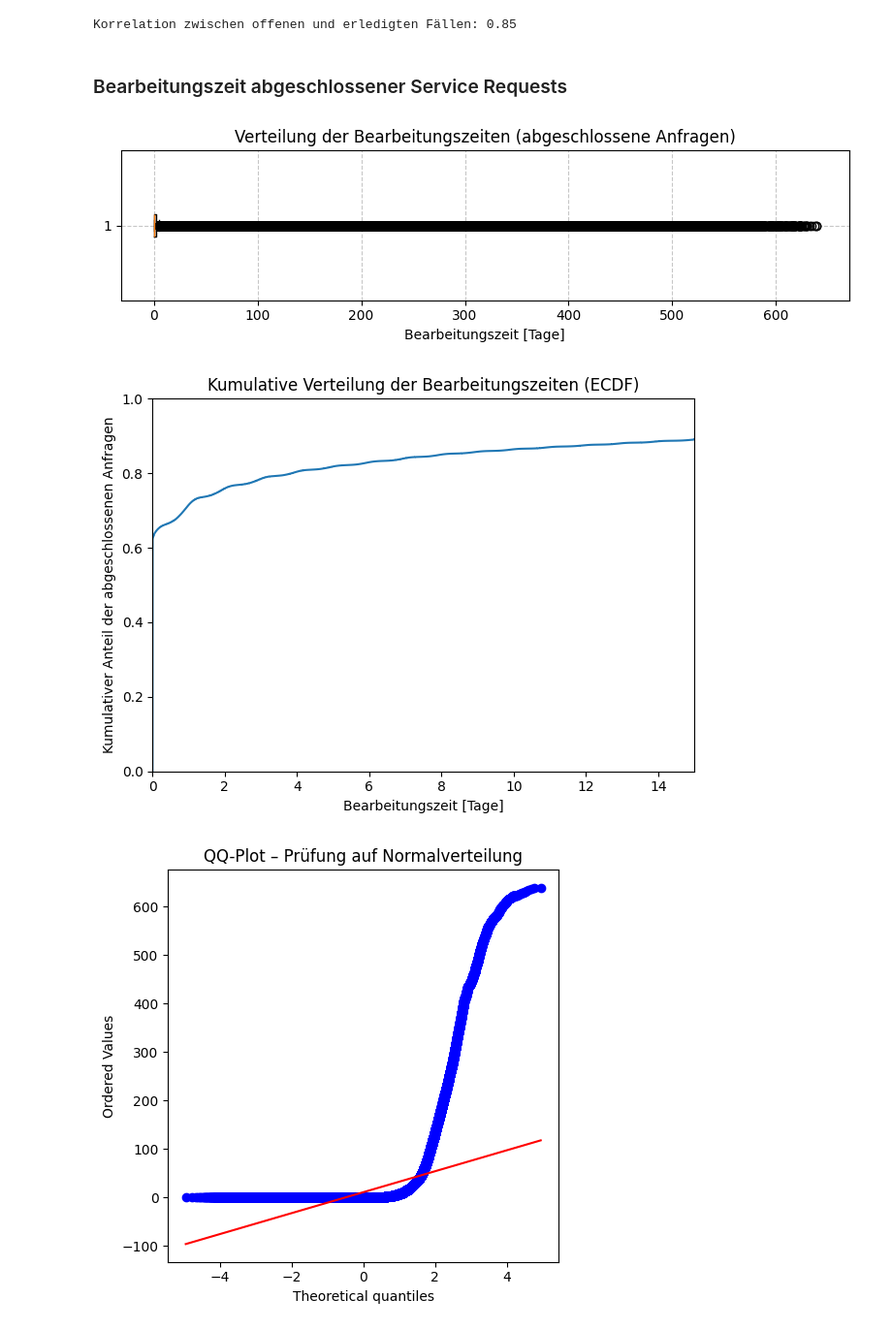
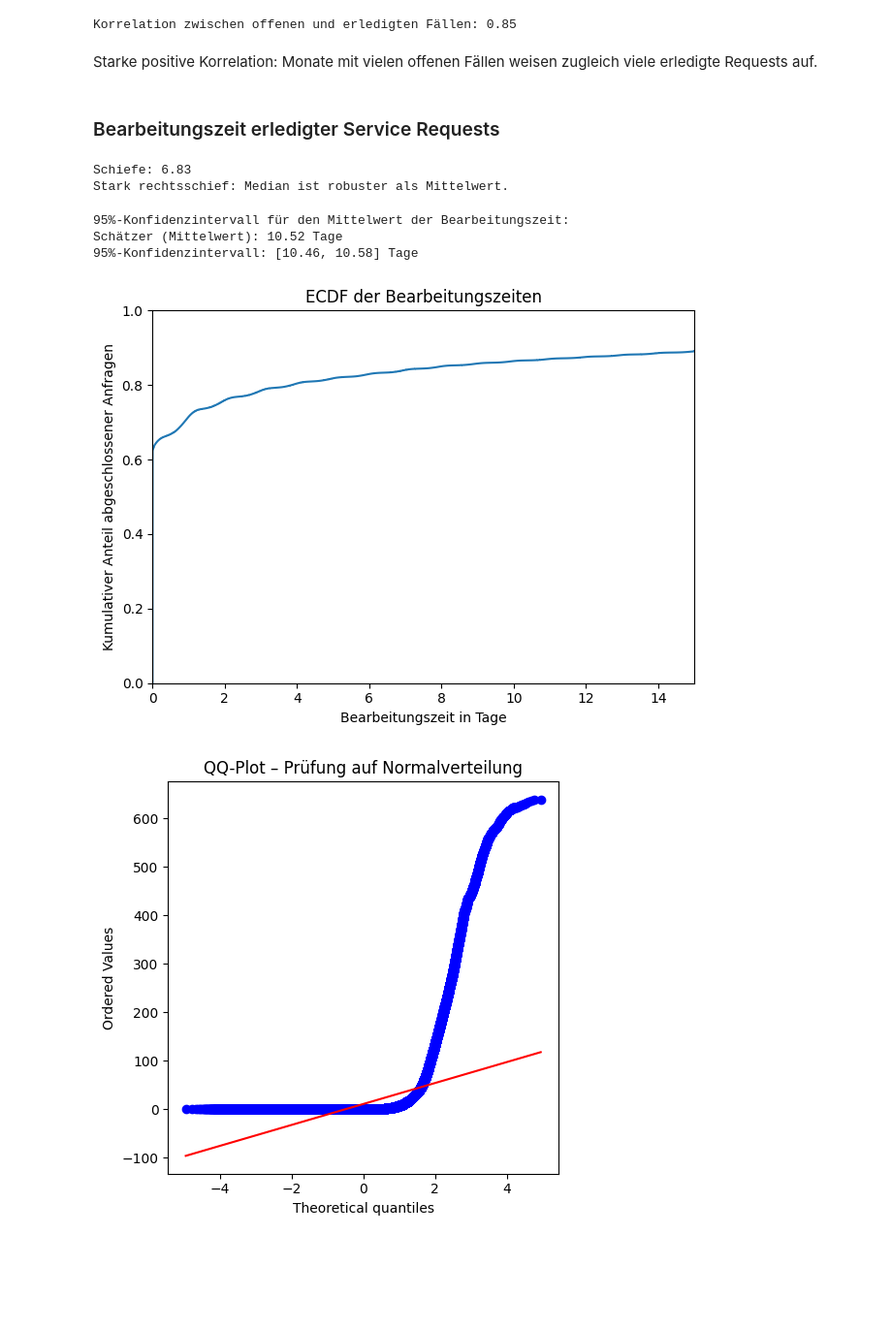
Before and after one commit to Ameowsle/Statistic-Macher, a Jupyter notebook: Bearbeitungszeit_SR_Requests.ipynb, the cells around one changed output. Shown at 97% size. Drawn from its saved outputs; the diff is of its cells as text; code cells hidden in the pictures; blank space fills up the shorter version.

```diff
--- a/Bearbeitungszeit_SR_Requests.ipynb
+++ b/Bearbeitungszeit_SR_Requests.ipynb
@@ -196,26 +219,50 @@ corr_value = open_trend.corr(closed_trend)
 print(f"Korrelation zwischen offenen und erledigten Fällen: {corr_value:.2f}")
 # %% [output]
 Korrelation zwischen offenen und erledigten Fällen: 0.85
+# %% [markdown]
+Starke positive Korrelation: Monate mit vielen offenen Fällen weisen zugleich viele erledigte Requests auf.
 # %% [markdown]
-### Bearbeitungszeit abgeschlossener Service Requests
+### Bearbeitungszeit erledigter Service Requests
-# %%
-plt.figure(figsize=(8,2.5))
-plt.boxplot(erledigt["response_time"].dropna(), vert=False)
-plt.title("Verteilung der Bearbeitungszeiten (abgeschlossene Anfragen)")
-plt.xlabel("Bearbeitungszeit [Tage]")
-plt.grid(True, linestyle="--", alpha=0.7)
-plt.tight_layout()
-plt.show()
-# %% [output]
-[figure, removed]
+# %%
+# Schiefe der Verteilung
+skewness = erledigt["response_time"].skew()
+print(f"Schiefe: {skewness:.2f}")
+
+# Interpretation
+if skewness > 1:
+    print("Stark rechtsschief: Median ist robuster als Mittelwert.")
+elif skewness > 0.5:
+    print("Mässig rechtsschief: leichte Verzerrung, Median bevorzugen.")
+elif skewness < -0.5:
+    print("Linksschief: Daten eher links verzerrt.")
+else:
+    print("Symmetrische Verteilung: Mittelwert repräsentativ.")
+# %% [output]
+Schiefe: 6.83
+Stark rechtsschief: Median ist robuster als Mittelwert.
+# %%
+# 95%-Konfidenzintervall für den Mittelwert der Bearbeitungszeit
+x = erledigt["response_time"].dropna()
+
+mean = np.mean(x)
+se = stats.sem(x)  # Standardfehler des Mittelwerts
+ci = stats.t.interval(confidence=0.95, df=len(x)-1, loc=mean, scale=se)
+
+print("95%-Konfidenzintervall für den Mittelwert der Bearbeitungszeit:")
+print(f"Schätzer (Mittelwert): {mean:.2f} Tage")
+print(f"95%-Konfidenzintervall: [{ci[0]:.2f}, {ci[1]:.2f}] Tage")
+# %% [output]
+95%-Konfidenzintervall für den Mittelwert der Bearbeitungszeit:
+Schätzer (Mittelwert): 10.52 Tage
+95%-Konfidenzintervall: [10.46, 10.58] Tage
 # %%
 sns.ecdfplot(data=erledigt, x="response_time")
 plt.xlim(0, 15)
-plt.xlabel("Bearbeitungszeit [Tage]")
-plt.ylabel("Kumulativer Anteil der abgeschlossenen Anfragen")
-plt.title("Kumulative Verteilung der Bearbeitungszeiten (ECDF)")
+plt.xlabel("Bearbeitungszeit in Tage")
+plt.ylabel("Kumulativer Anteil abgeschlossener Anfragen")
+plt.title("ECDF der Bearbeitungszeiten")
 plt.tight_layout()
 plt.show()
 # %% [output]
-[figure, old version]
+[figure, new version]
 # %%
```
Also changed, not shown: parts of 97 cells of this notebook, 2 other files.
